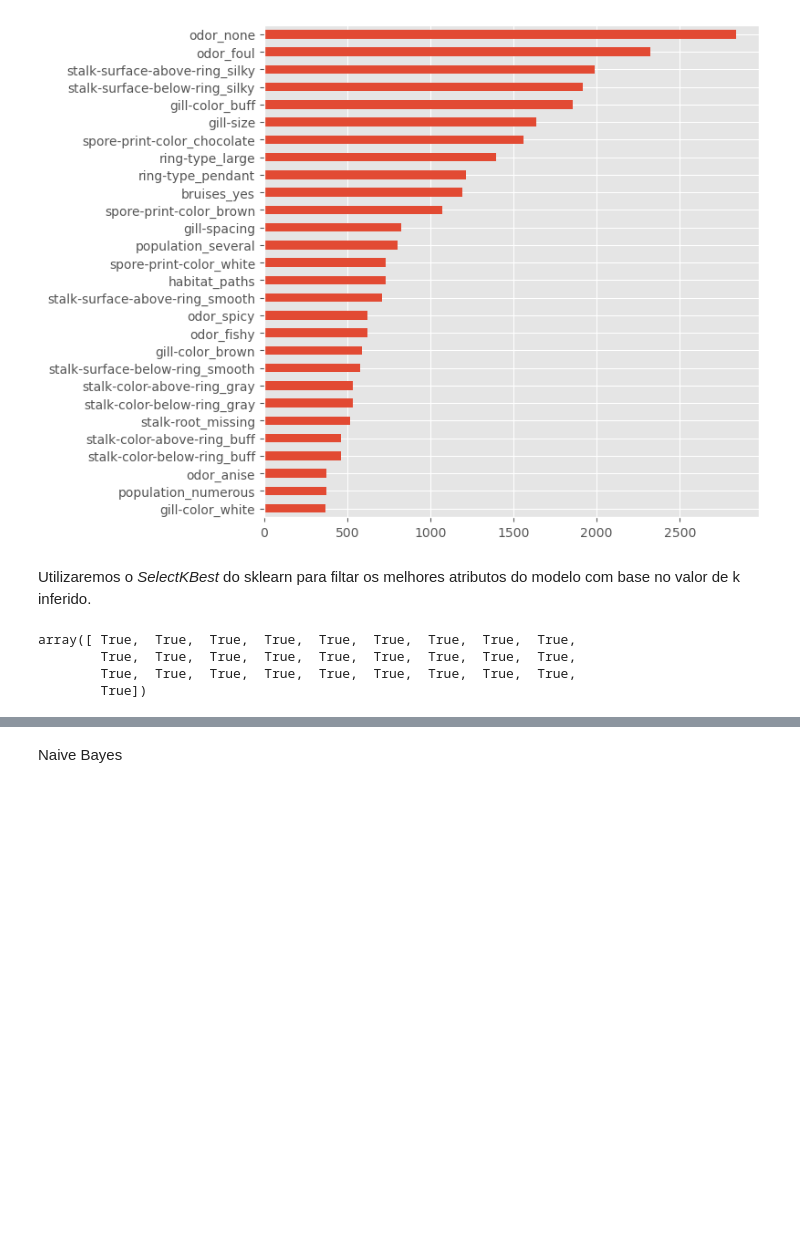
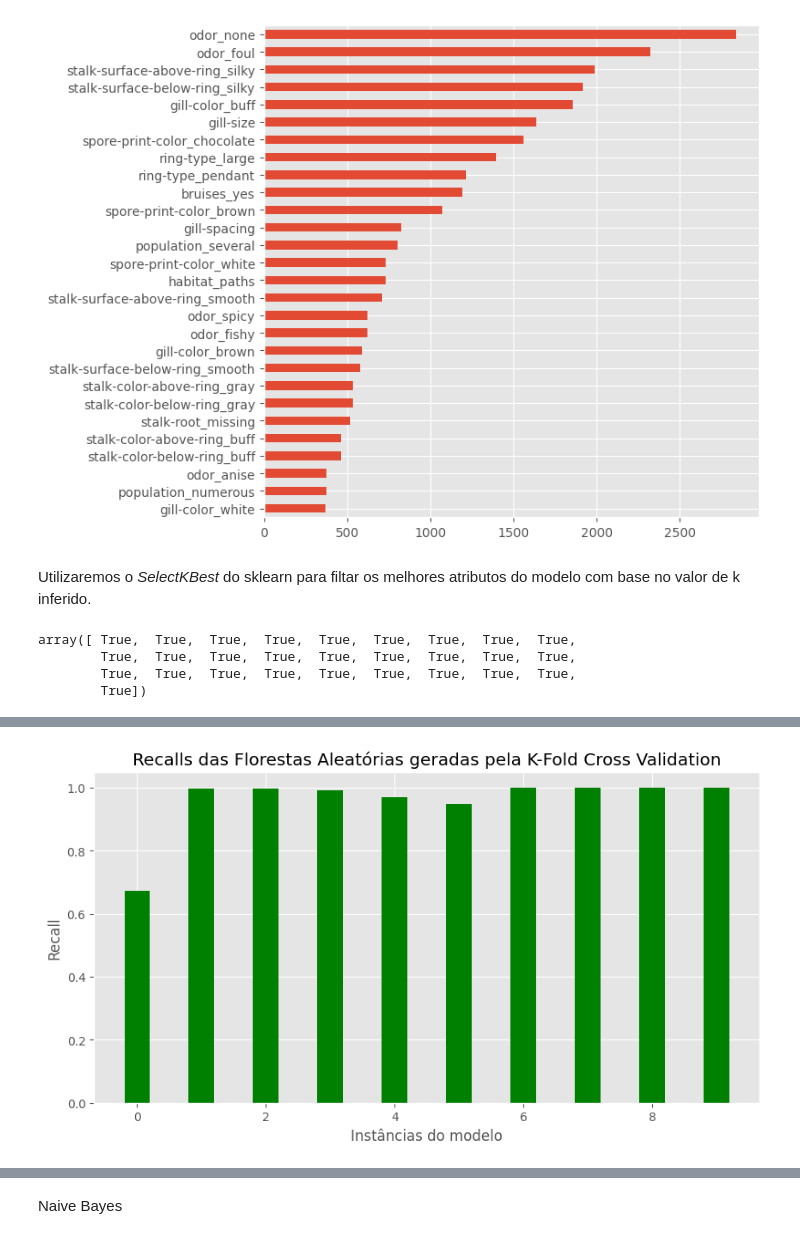
Before and after one commit to amauryTCassola/MachineLearning-2023, a Jupyter notebook: main.ipynb, the cells around one changed output, grey strips where cells are left out. Drawn from its saved outputs; the diff is of its cells as text; code cells hidden in the pictures; blank space fills up the shorter version.

```diff
--- a/main.ipynb
+++ b/main.ipynb
@@ -261,0 +289,12 @@ Accuracy: 0.992619926199262
+# %%
+fig = plt.figure(figsize = (10, 5))
+
+# creating the bar plot
+plt.bar(range(crossValidationK), forestCrossValidationMetrics.recalls, color ='green', width = 0.4)
+
+plt.xlabel("Instâncias do modelo")
+plt.ylabel("Recall")
+plt.title("Recalls das Florestas Aleatórias geradas pela K-Fold Cross Validation")
+plt.show()
+# %% [output]
+[figure, added]
```
Also changed, not shown: parts of 17 cells of this notebook, 1 other file.
